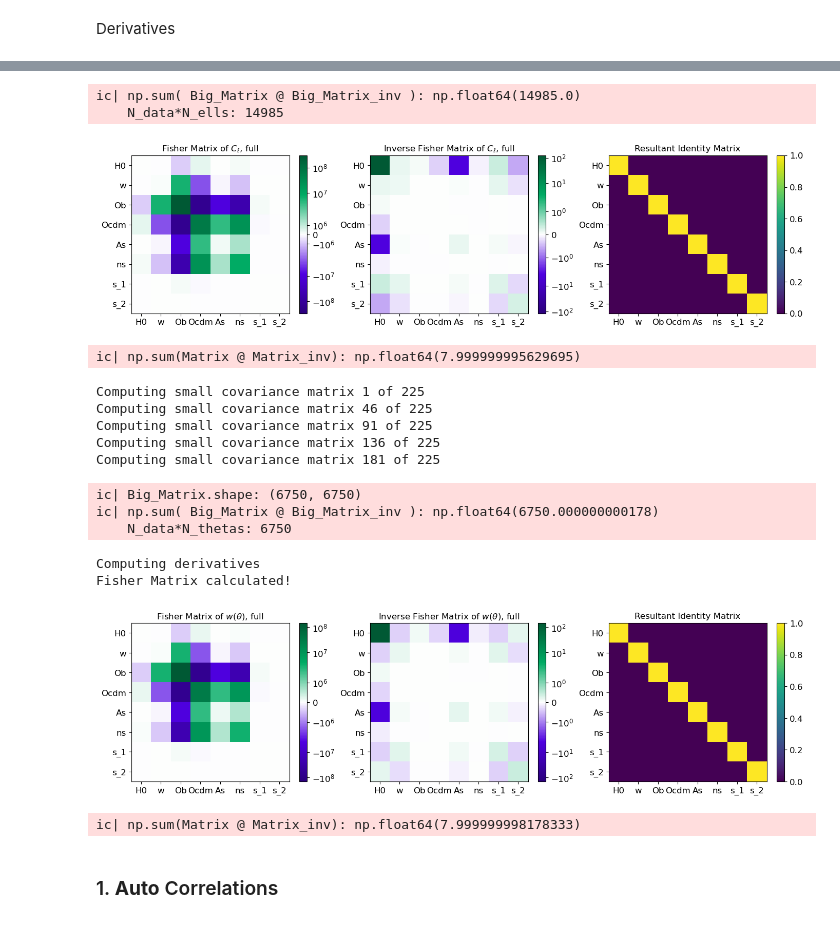
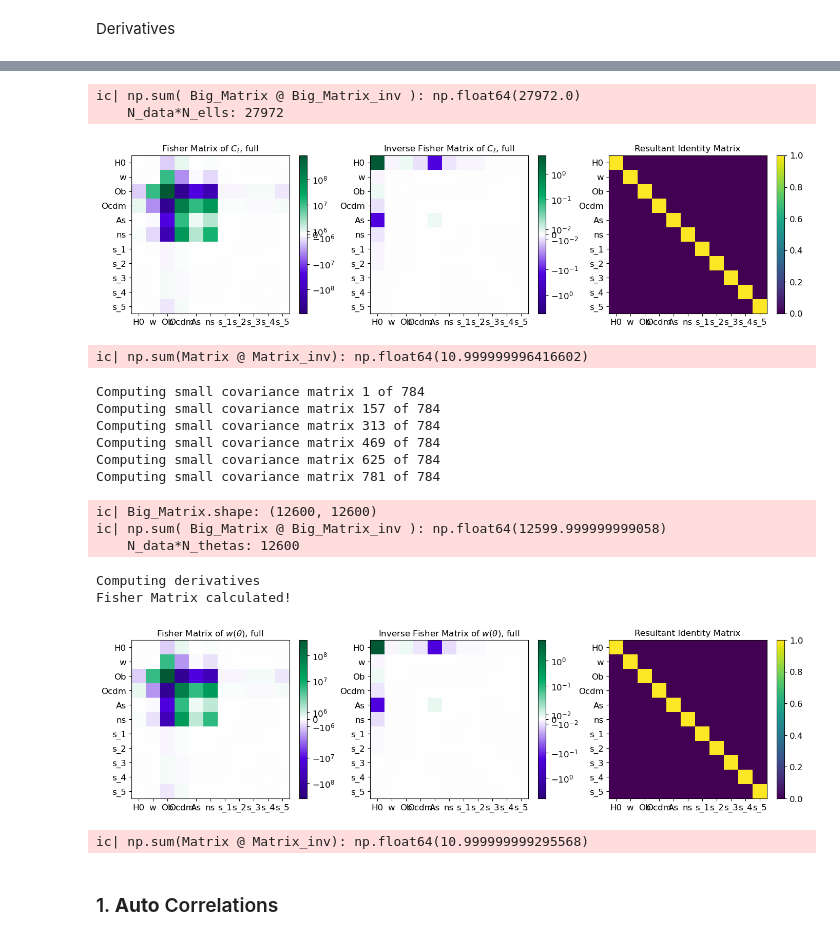
Before and after one commit to GreenTS27/Photo_Surveys-HI_IM-Fisher_Matrix, a Jupyter notebook: Fisher_Matrix_C_ell_vs_w_t.ipynb, the cells around one changed output, grey strips where cells are left out. Saved outputs shown, nothing was run; the diff lists cells and outputs as text; code cells hidden in the pictures.

```diff
--- a/Fisher_Matrix_C_ell_vs_w_t.ipynb
+++ b/Fisher_Matrix_C_ell_vs_w_t.ipynb
@@ -1267,7 +1271,7 @@ Visualizing_derivatives( Data_arr_zs_full, l_min, l_max, dic_Cosm_param, dic_der
 #                   sep=' ', header=False, float_format='%.8g', index=False)
 
 
-Fish_Cl_full = Fisher_Matrix_Cl(Data_arr_zs_full, dic_Cosm_param, Cov_Matrix_full, dic_derivatives_full2,
+Fish_Cl_full = Fisher_Matrix_Cl(Data_arr_zs_full, dic_Cosm_param, Cov_Matrix_full, dic_derivatives_full,
                                  full_l_min, l_min, full_l_max, l_max, f_sky=f_sky)
 
 Visualising_F_Matrices(Fish_Cl_full, dic_Cosm_param,
@@ -1278,47 +1282,48 @@ df_Cl_full = pd.DataFrame(data=Fish_Cl_full.astype(float))
 df_Cl_full.to_csv(F"{folder_name}FisherM_Cl_full_{save_filename}_f{f_sky_str}_lmin{l_min}_thetaMax{theta_max}.csv",
                   sep=' ', header=False, float_format='%.8g', index=False)
 # %% [output]
-ic| np.sum( Big_Matrix @ Big_Matrix_inv ): np.float64(14985.0)
-    N_data*N_ells: 14985
+ic| np.sum( Big_Matrix @ Big_Matrix_inv ): np.float64(27972.0)
+    N_data*N_ells: 27972
-[figure, old version]
+[figure, new version]
-ic| np.sum(Matrix @ Matrix_inv): np.float64(7.999999995629695)
+ic| np.sum(Matrix @ Matrix_inv): np.float64(10.999999996416602)
 # %%
 # Fish_w_auto = Fisher_Matrix_w(Data_arr_zs_auto, ells, thetas, Pol_Legend, dic_Cosm_param, Cov_Matrix_auto, dic_derivatives_auto,
 #                               f_sky=f_sky, verbose=True)
 
 # Visualising_F_Matrices( Fish_w_auto, dic_Cosm_param,
 #                        list_titles=[r"Fisher Matrix of $w(\theta)$, auto",r"Inverse Fisher Matrix of $w(\theta)$, auto",
 #                                     "Resultant Identity Matrix"])
 
 # # Saving data
 # df_w_auto = pd.DataFrame(data=Fish_w_auto.astype(float))
 # df_w_auto.to_csv(F"{folder_name}FisherM_w_auto_{save_filename}_f{f_sky_str}_lmin{l_min}_thetaMax{theta_max}.csv",
 #                  sep=' ', header=False, float_format='%.8g', index=False)
 
-Fish_w_full = Fisher_Matrix_w(Data_arr_zs_full, ells, thetas, Pol_Legend, dic_Cosm_param, Cov_Matrix_full, dic_derivatives_full2,
+Fish_w_full = Fisher_Matrix_w(Data_arr_zs_full, ells, thetas, Pol_Legend, dic_Cosm_param, Cov_Matrix_full, dic_derivatives_full,
                               f_sky=f_sky, verbose=True)
 
 Visualising_F_Matrices( Fish_w_full, dic_Cosm_param,
                        list_titles=[r"Fisher Matrix of $w(\theta)$, full",r"Inverse Fisher Matrix of $w(\theta)$, full",
                                     "Resultant Identity Matrix"])
 
 # # Saving data
 df_w_full = pd.DataFrame(data=Fish_w_full.astype(float))
 df_w_full.to_csv(F"{folder_name}FisherM_w_full_{save_filename}_f{f_sky_str}_lmin{l_min}_thetaMax{theta_max}.csv",
                  sep=' ', header=False, float_format='%.8g', index=False)
 # %% [output]
-Computing small covariance matrix 1 of 225
-Computing small covariance matrix 46 of 225
-Computing small covariance matrix 91 of 225
-Computing small covariance matrix 136 of 225
-Computing small covariance matrix 181 of 225
+Computing small covariance matrix 1 of 784
+Computing small covariance matrix 157 of 784
+Computing small covariance matrix 313 of 784
+Computing small covariance matrix 469 of 784
+Computing small covariance matrix 625 of 784
+Computing small covariance matrix 781 of 784
-ic| Big_Matrix.shape: (6750, 6750)
-ic| np.sum( Big_Matrix @ Big_Matrix_inv ): np.float64(6750.000000000178)
-    N_data*N_thetas: 6750
+ic| Big_Matrix.shape: (12600, 12600)
+ic| np.sum( Big_Matrix @ Big_Matrix_inv ): np.float64(12599.999999999058)
+    N_data*N_thetas: 12600
 Computing derivatives
 Fisher Matrix calculated!
-[figure, old version]
+[figure, new version]
-ic| np.sum(Matrix @ Matrix_inv): np.float64(7.999999998178333)
+ic| np.sum(Matrix @ Matrix_inv): np.float64(10.999999999295568)
 # %% [markdown]
 ### 1. **Auto** Correlations
 # %% [markdown]
```
Also changed, not shown: parts of 4 cells of this notebook.
